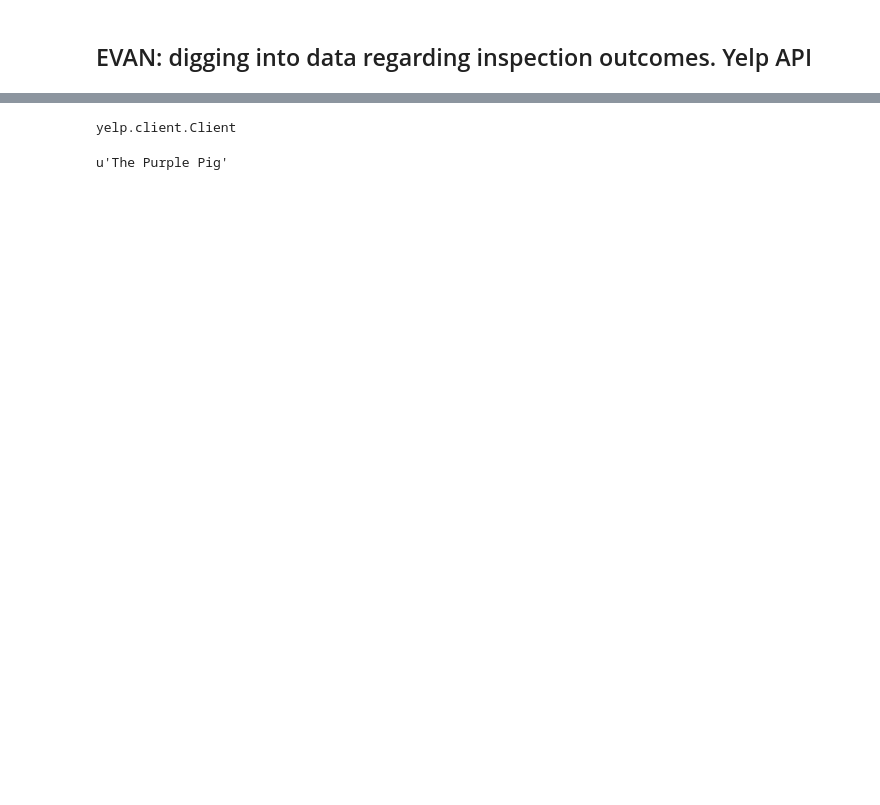
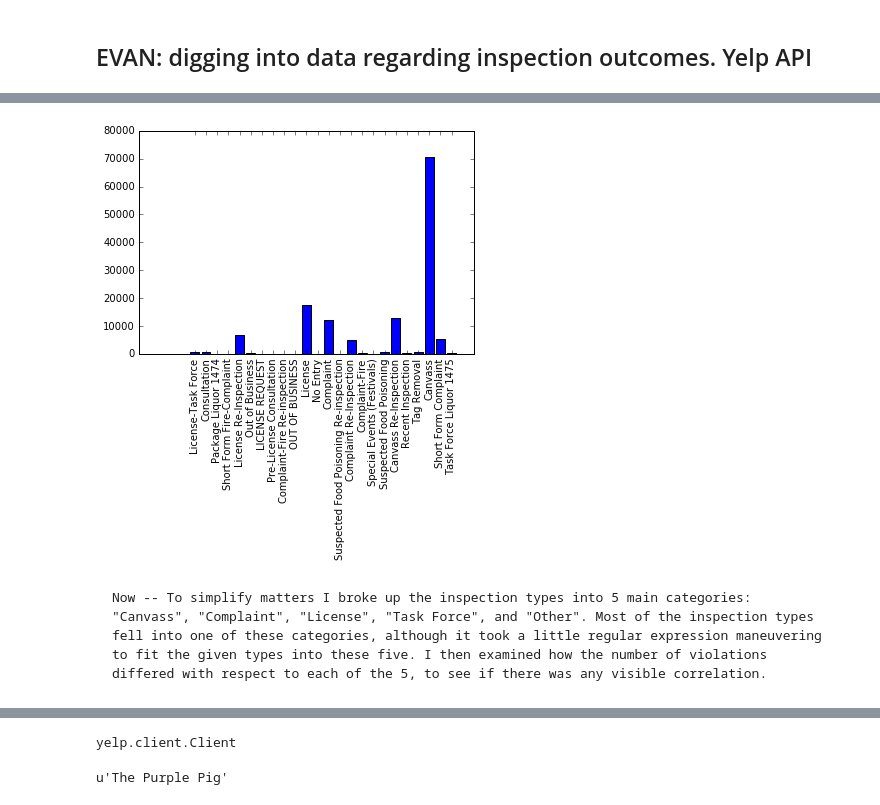
Before and after one commit to thewassermann/inspection_project, a Jupyter notebook: Evan Food Inspection Project Milestone #3.ipynb, the cells around one changed output, grey strips where cells are left out. Cells and saved outputs as stored; diff of their text form; code cells hidden in the pictures; blank space fills up the shorter version.

```diff
--- a/Evan Food Inspection Project Milestone #3.ipynb
+++ b/Evan Food Inspection Project Milestone #3.ipynb
@@ -6,0 +91,10 @@
+# %%
+d_most_common = {k: len(v) for k, v in inspection_type_groups.iteritems() if len(v) > 10}
+
+plt.bar(range(len(d_most_common)), d_most_common.values(), align='center')
+plt.xticks(range(len(d_most_common)), d_most_common.keys(), rotation = 'vertical')
+plt.show()
+# %% [output]
+[figure, added]
+# %% [markdown]
+    Now -- To simplify matters I broke up the inspection types into 5 main categories: "Canvass", "Complaint", "License", "Task Force", and "Other". Most of the inspection types fell into one of these categories, although it took a little regular expression maneuvering to fit the given types into these five. I then examined how the number of violations differed with respect to each of the 5, to see if there was any visible correlation.
```
Also changed, not shown: parts of 29 cells of this notebook.
